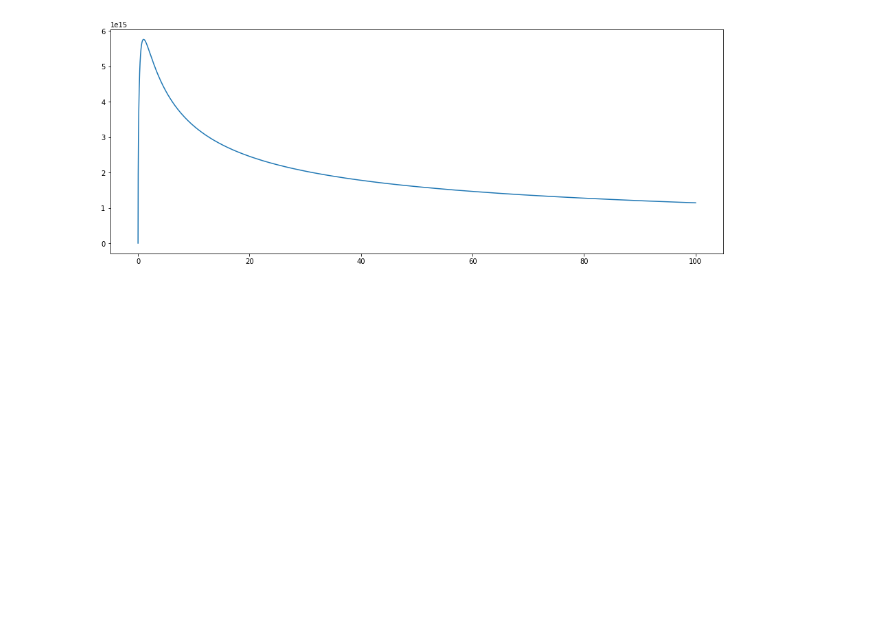
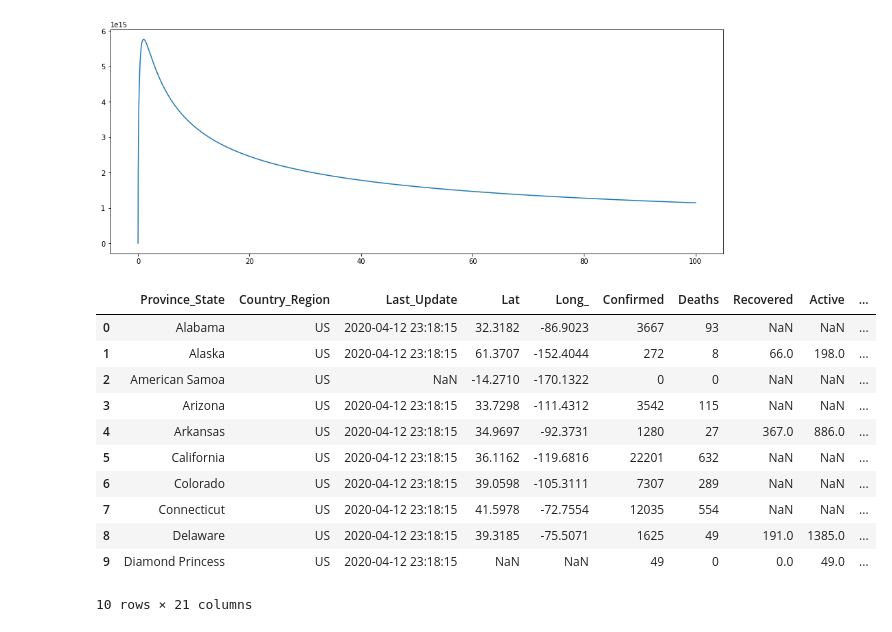
Before and after one commit to LashenDEV/AIML, a Jupyter notebook: matplotlib01.ipynb, the cells around one changed output. Saved outputs shown, nothing was run; the diff lists cells and outputs as text; code cells hidden in the pictures; blank space fills up the shorter version.

```diff
--- a/matplotlib01.ipynb
+++ b/matplotlib01.ipynb
@@ -23,3 +23,21 @@ pyplot.plot(curve_range, rotation_curve(curve_range))
 matplotlib.pyplot.show()
 # %% [output]
 [figure]
+# %%
+import pandas as pd1
+url = 'https://raw.githubusercontent.com/CSSEGISandData/COVID-19/master/csse_covid_19_data/csse_covid_19_daily_reports_us/04-12-2020.csv'
+pf = pd1.read_csv(url)
+pf.head(10)
+# %% [output]
+|  | Province_State | Country_Region | Last_Update | Lat | Long_ | Confirmed | Deaths | Recovered | Active | ... |
+| 0 | Alabama | US | 2020-04-12 23:18:15 | 32.3182 | -86.9023 | 3667 | 93 | NaN | NaN | ... |
+| 1 | Alaska | US | 2020-04-12 23:18:15 | 61.3707 | -152.4044 | 272 | 8 | 66.0 | 198.0 | ... |
+| 2 | American Samoa | US | NaN | -14.2710 | -170.1322 | 0 | 0 | NaN | NaN | ... |
+| 3 | Arizona | US | 2020-04-12 23:18:15 | 33.7298 | -111.4312 | 3542 | 115 | NaN | NaN | ... |
+| 4 | Arkansas | US | 2020-04-12 23:18:15 | 34.9697 | -92.3731 | 1280 | 27 | 367.0 | 886.0 | ... |
+| 5 | California | US | 2020-04-12 23:18:15 | 36.1162 | -119.6816 | 22201 | 632 | NaN | NaN | ... |
+| 6 | Colorado | US | 2020-04-12 23:18:15 | 39.0598 | -105.3111 | 7307 | 289 | NaN | NaN | ... |
+| 7 | Connecticut | US | 2020-04-12 23:18:15 | 41.5978 | -72.7554 | 12035 | 554 | NaN | NaN | ... |
+| 8 | Delaware | US | 2020-04-12 23:18:15 | 39.3185 | -75.5071 | 1625 | 49 | 191.0 | 1385.0 | ... |
+| 9 | Diamond Princess | US | 2020-04-12 23:18:15 | NaN | NaN | 49 | 0 | 0.0 | 49.0 | ... |
+10 rows × 21 columns
```
